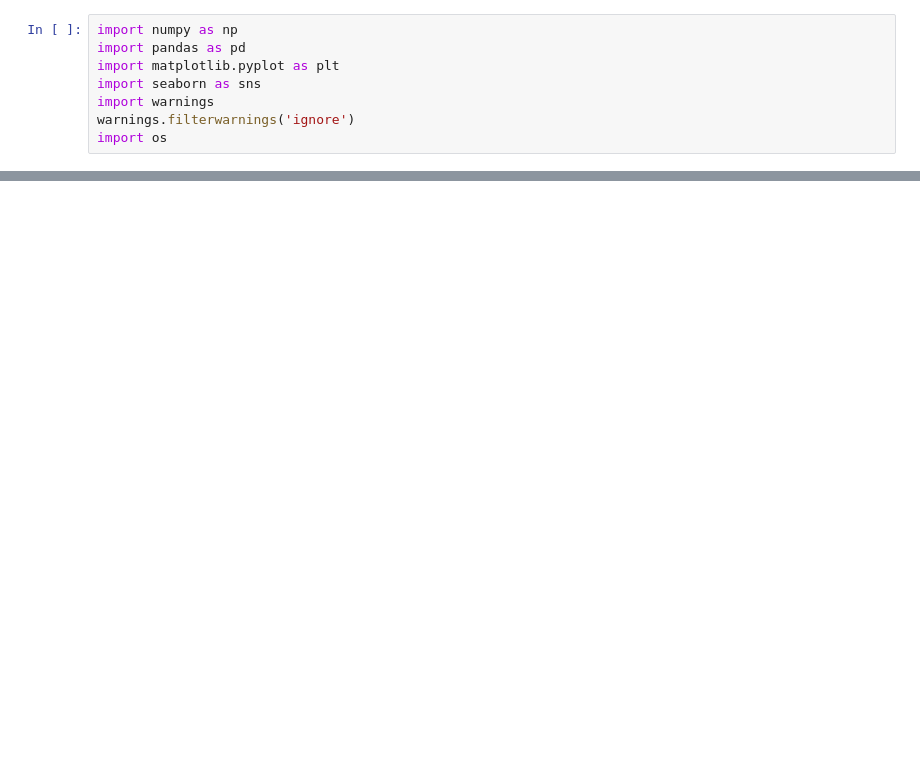
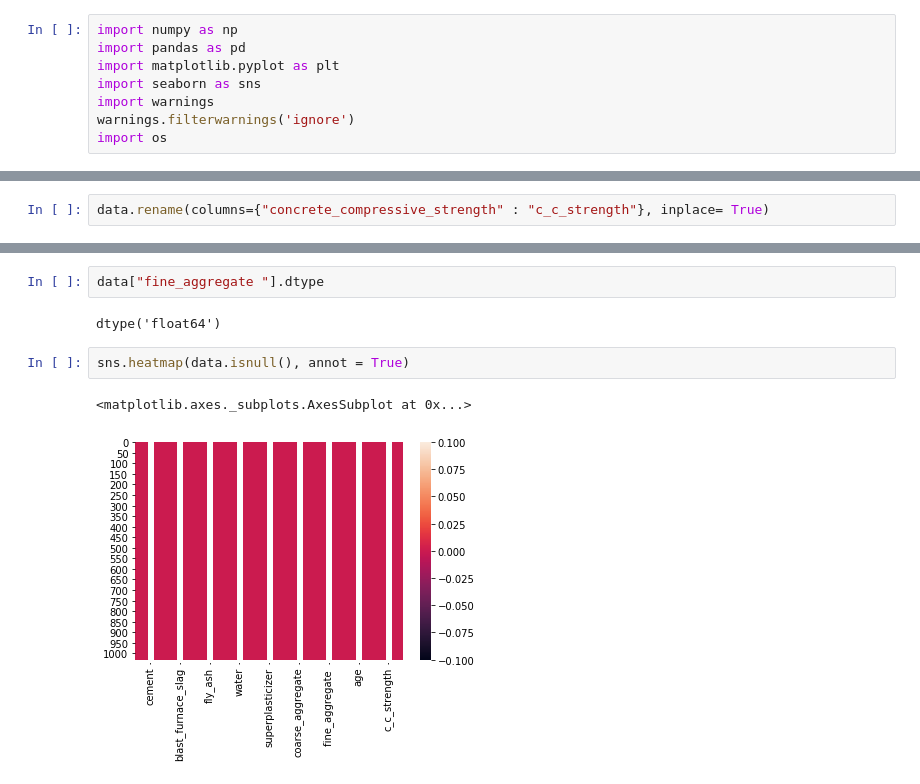
Before and after one commit to santoshreddie/20061995, a Jupyter notebook: concrete_data_Linear_regression.ipynb, the cells around one changed output, grey strips where cells are left out. Saved outputs shown, nothing was run; the diff lists cells and outputs as text; blank space fills up the shorter version.

```diff
--- a/concrete_data_Linear_regression.ipynb
+++ b/concrete_data_Linear_regression.ipynb
@@ -12,0 +54,2 @@ FileNotFoundError: [Errno 2] File concrete_data.csv does not exist: 'concrete_da
+# %%
+data.rename(columns={"concrete_compressive_strength" : "c_c_strength"}, inplace= True)
@@ -12,0 +78,9 @@ FileNotFoundError: [Errno 2] File concrete_data.csv does not exist: 'concrete_da
+# %%
+data["fine_aggregate "].dtype
+# %% [output]
+dtype('float64')
+# %%
+sns.heatmap(data.isnull(), annot = True)
+# %% [output]
+<matplotlib.axes._subplots.AxesSubplot at 0x...>
+[figure, added]
```
Also changed, not shown: parts of 33 cells of this notebook, 2 other files.
